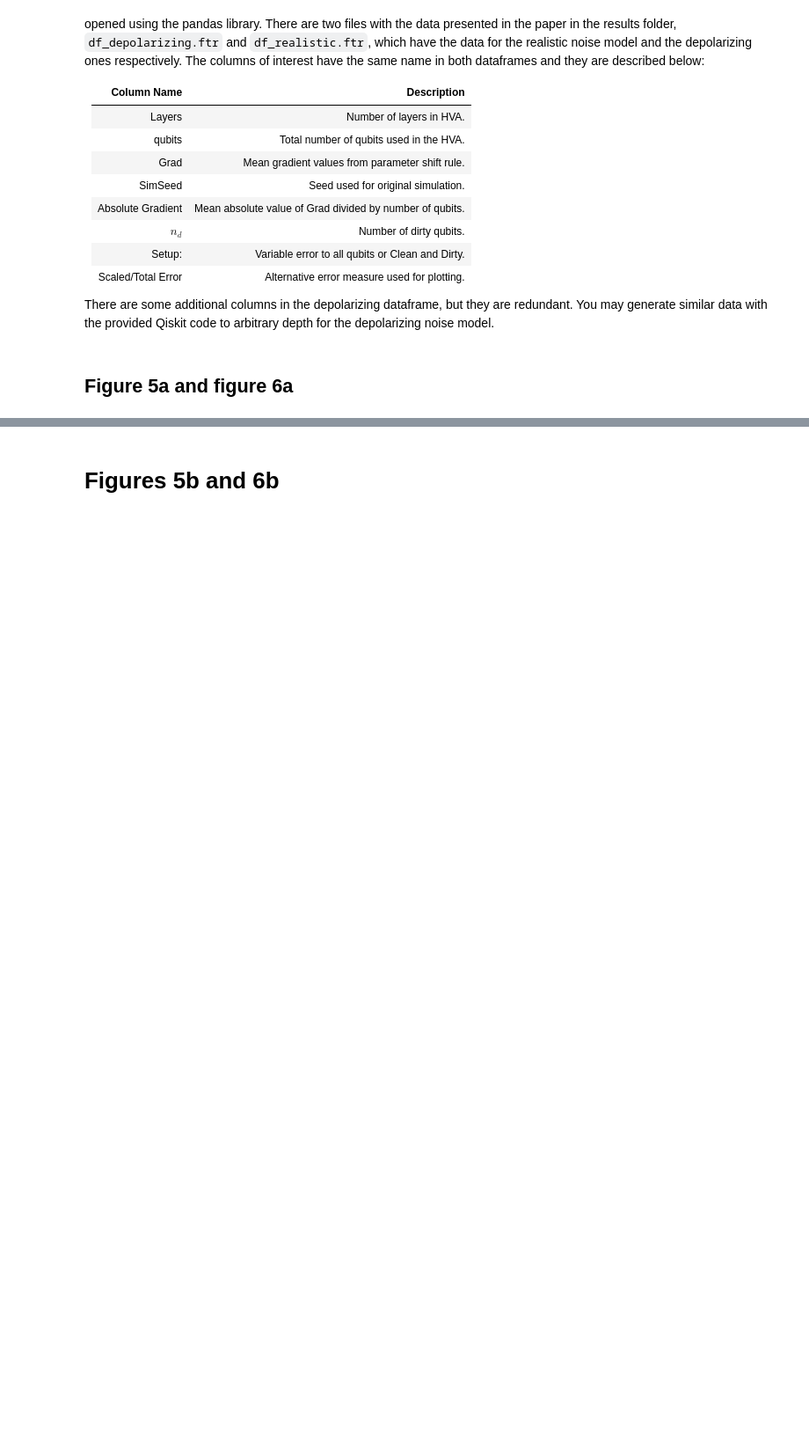
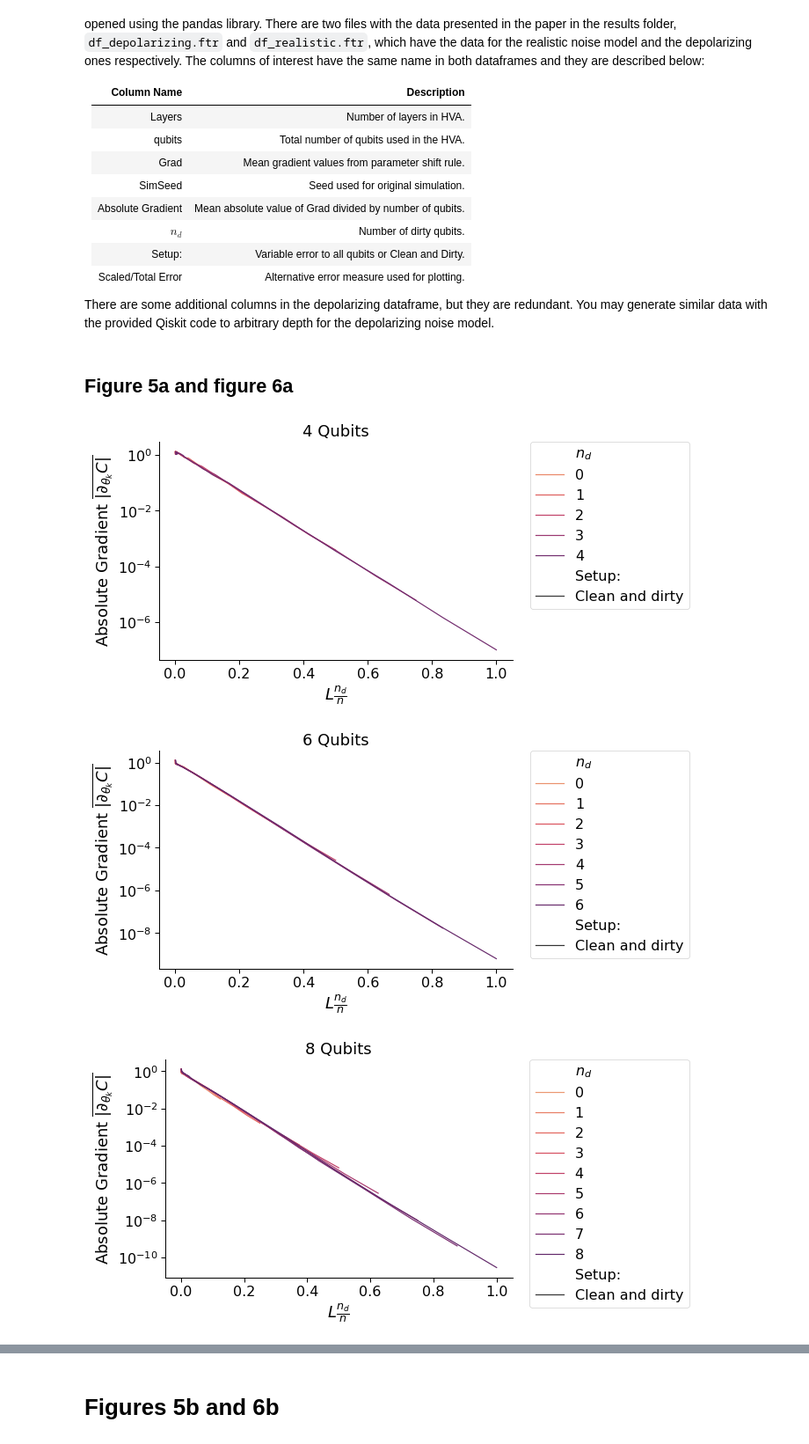
Before and after one commit to danielbultrini/Clean_Dirty_Qubits, a Jupyter notebook: Reproduce Figures.ipynb, the cells around one changed output, grey strips where cells are left out. Shown: that part at 88% size. Cells and saved outputs as stored; diff of their text form; code cells hidden in the pictures; blank space fills up the shorter version.

```diff
--- a/Reproduce Figures.ipynb
+++ b/Reproduce Figures.ipynb
@@ -39,47 +54,60 @@ df_real = pd.read_pickle('results/real')
 # %% [markdown]
 ## Figure 5a and figure 6a
 # %%
-for qubit_no in [4,6,8]:
+for qubit_no in [4, 6, 8]:
     plot = facet_plot(
         df_depol.query(f' qubits=={qubit_no} & `Setup:`=="Clean and dirty"'),
         "Scaled Error",
         "Absolute Gradient",
         r"$n_d$",
         "Setup:",
         "qubits",
         col_wrap=1,
-        estimator=np.mean
-     )
+        estimator=np.mean,
+    )
     plot._legend.remove()
-    plot.set(yscale="log",ylabel = r"Absolute Gradient $\overline{\left |\partial_{\theta_k} C\right |}$", xlabel=r'$L\frac{n_d}{n}$', title = f"{qubit_no} Qubits")
+    plot.set(
+        yscale="log",
+        ylabel=r"Absolute Gradient $\overline{\left |\partial_{\theta_k} C\right |}$",
+        xlabel=r"$L\frac{n_d}{n}$",
+        title=f"{qubit_no} Qubits",
+    )
     L = plot.axes[0].legend()
-    L.get_texts()[0].set_text(r'$n_d$')
-    L.get_texts()[qubit_no+2].set_text('Setup:')
-    L.get_texts()[qubit_no+3].set_text('Clean and dirty')
-    plt.legend(bbox_to_anchor=(1.05, 1), loc=2, borderaxespad=0.)
+    L.get_texts()[0].set_text(r"$n_d$")
+    L.get_texts()[qubit_no + 2].set_text("Setup:")
+    L.get_texts()[qubit_no + 3].set_text("Clean and dirty")
+    plt.legend(bbox_to_anchor=(1.05, 1), loc=2, borderaxespad=0.0)
     plt.tight_layout()
-    plot.savefig(f'./plots/ScaledErrCombindedDepol2{qubit_no}.svg')
-    plt.close('all') # this line can be commented to show plots inline
+    # plot.savefig(f'./plots/ScaledErrCombindedDepol2{qubit_no}.svg')
+    # plt.close('all')# these lines can be uncommented to save plots instead of showing them
 
-for qubit_no in [4,6,8]:
+for qubit_no in [4, 6, 8]:
     plot = facet_plot(
-        df_depol.query(f' qubits=={qubit_no}'),
+        df_depol.query(f" qubits=={qubit_no}"),
         "Layers",
         "Absolute Gradient",
         r"$n_d$",
         "Setup:",
         "qubits",
         col_wrap=1,
-        estimator=np.mean
+        estimator=np.mean,
     )
     plot._legend.remove()
-    plot.set(yscale="log",ylabel = r"Absolute Gradient $\overline{\left |\partial_{\theta_k} C\right |}$", title = f"{qubit_no} Qubits")
+    plot.set(
+        yscale="log",
+        ylabel=r"Absolute Gradient $\overline{\left |\partial_{\theta_k} C\right |}$",
+        title=f"{qubit_no} Qubits",
+    )
     L = plot.axes[0].legend()
-    L.get_texts()[0].set_text(r'$n_d$')
-    L.get_texts()[qubit_no+2].set_text('Setup:')
-    L.get_texts()[qubit_no+3].set_text('Clean and dirty')
-    L.get_texts()[qubit_no+4].set_text('Variable error')
-    plt.legend(bbox_to_anchor=(1.05, 1), loc=2, borderaxespad=0.)
+    L.get_texts()[0].set_text(r"$n_d$")
+    L.get_texts()[qubit_no + 2].set_text("Setup:")
+    L.get_texts()[qubit_no + 3].set_text("Clean and dirty")
+    L.get_texts()[qubit_no + 4].set_text("Variable error")
+    plt.legend(bbox_to_anchor=(1.05, 1), loc=2, borderaxespad=0.0)
     plt.tight_layout()
-    plot.savefig(f'./plots/CombindedDepol2{qubit_no}.svg')
-    plt.close('all')# this line can be commented to show plots inline
+    # plot.savefig(f'./plots/CombindedDepol2{qubit_no}.svg')
+    # plt.close('all')# these lines can be uncommented to save plots instead of showing them
+# %% [output]
+[figure, added]
+[figure, added]
+[figure, added]
```
Also changed, not shown: parts of 3 cells of this notebook, 5 other files.
